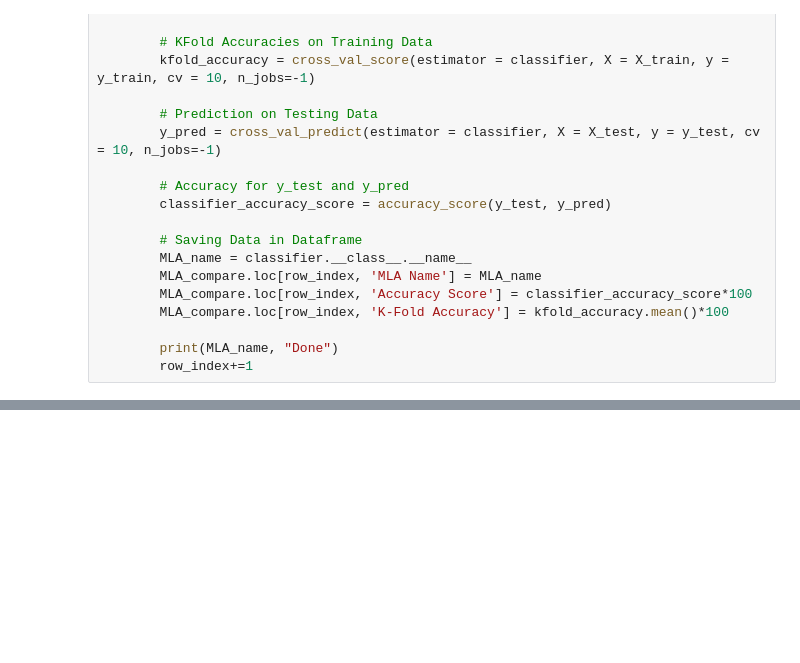
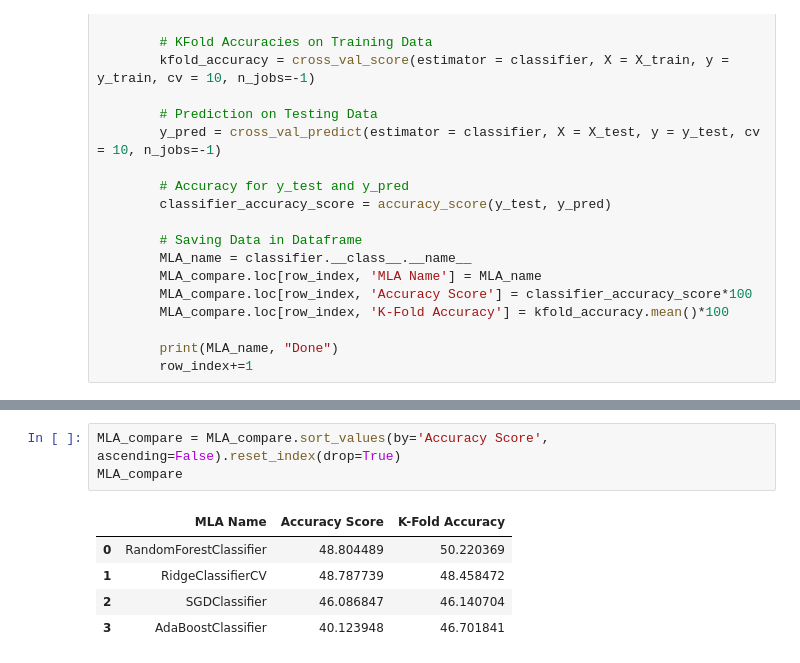
Before and after one commit to Andy666Fox/Clothes_Size_Predict, a Jupyter notebook: main_res.ipynb, the cells around one changed output, grey strips where cells are left out. Drawn from its saved outputs; the diff is of its cells as text; blank space fills up the shorter version.

```diff
--- a/main_res.ipynb
+++ b/main_res.ipynb
@@ -202,0 +199,9 @@ RidgeClassifierCV Done
+# %%
+MLA_compare = MLA_compare.sort_values(by='Accuracy Score', ascending=False).reset_index(drop=True)
+MLA_compare
+# %% [output]
+|  | MLA Name | Accuracy Score | K-Fold Accuracy |
+| 0 | RandomForestClassifier | 48.804489 | 50.220369 |
+| 1 | RidgeClassifierCV | 48.787739 | 48.458472 |
+| 2 | SGDClassifier | 46.086847 | 46.140704 |
+| 3 | AdaBoostClassifier | 40.123948 | 46.701841 |
```
Also changed, not shown: parts of 3 cells of this notebook.
